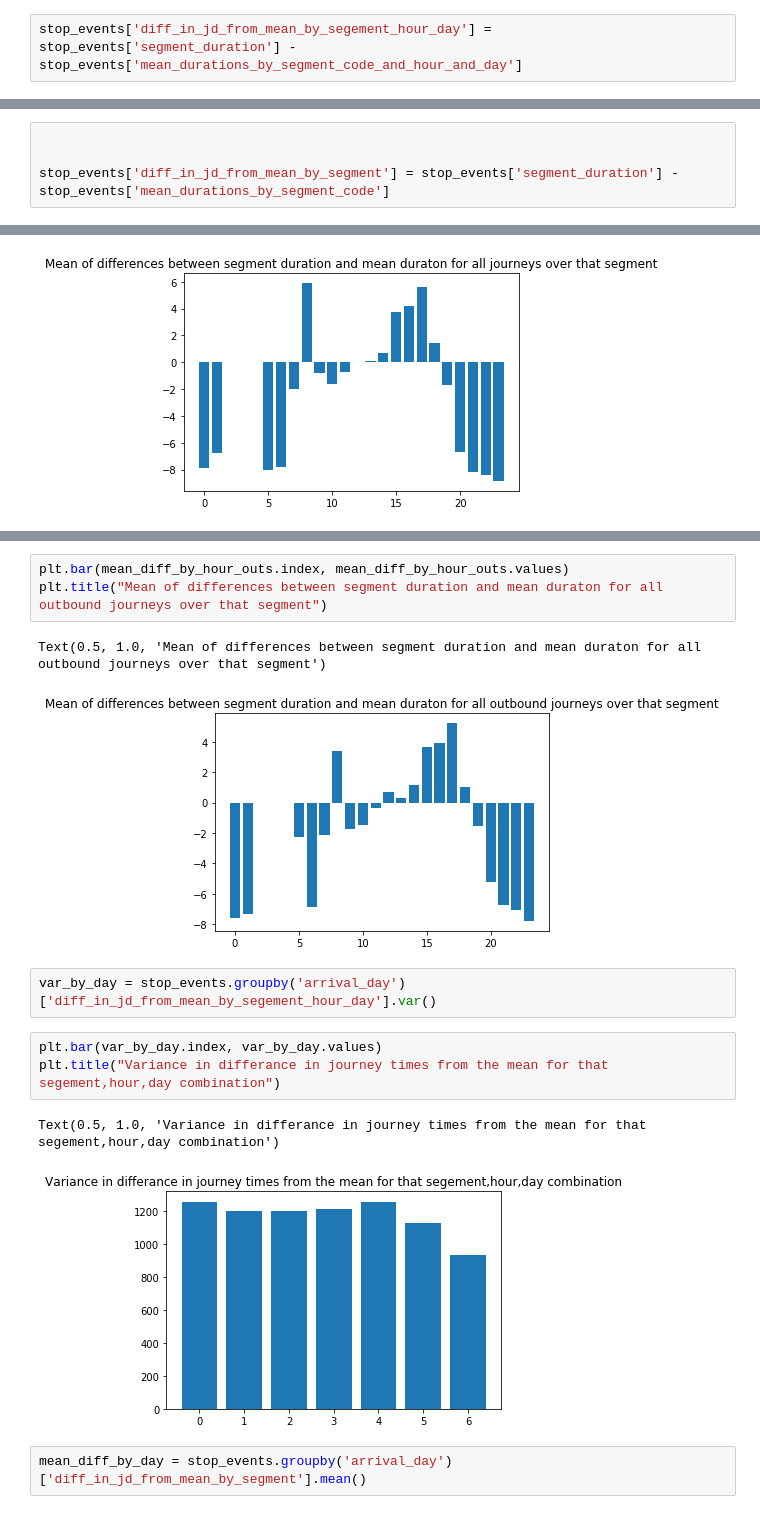
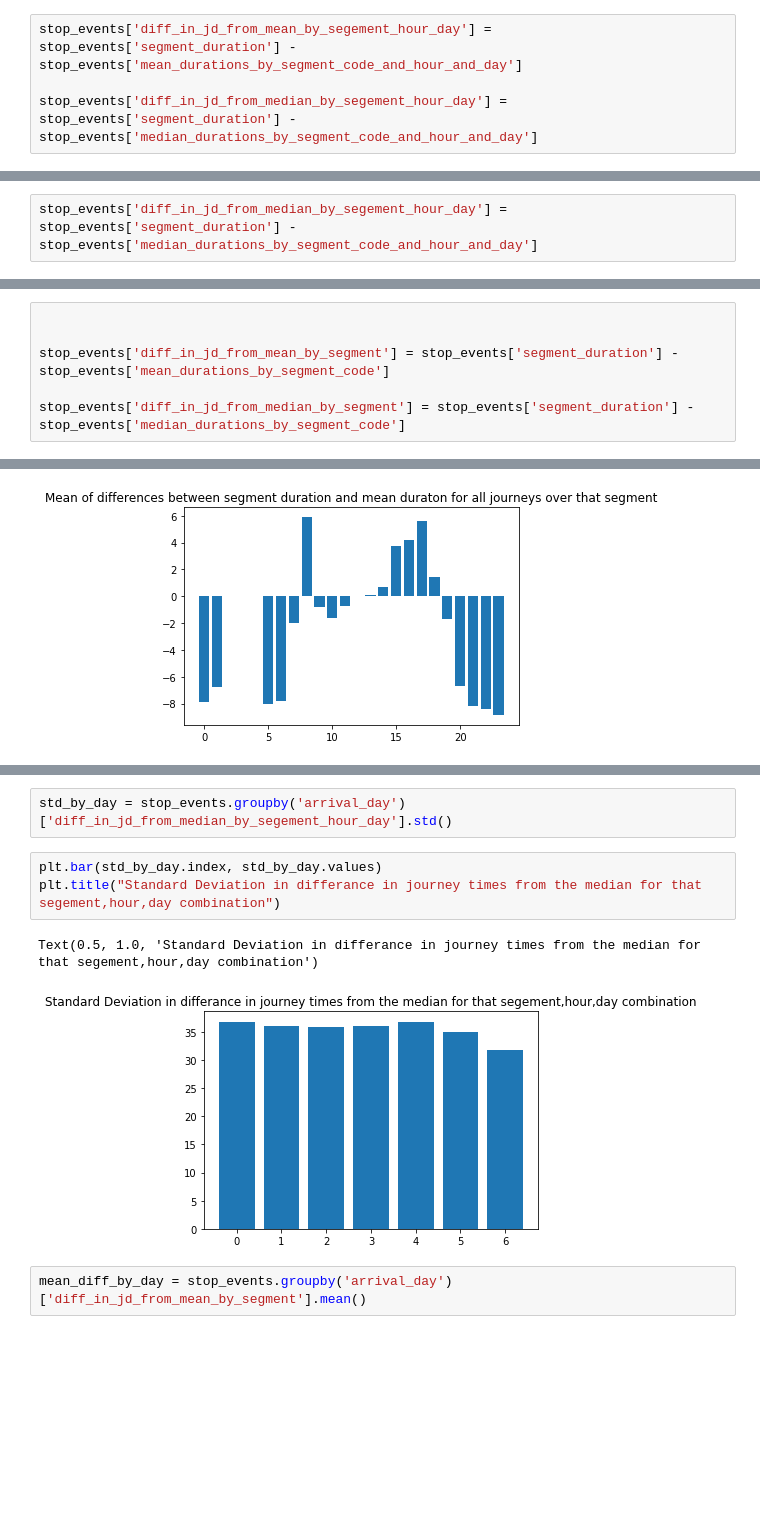
Before and after one commit to gingertom/buses, a Jupyter notebook: Data Exploration/MAPEs, means and diffs.ipynb, the cells around one changed output, grey strips where cells are left out. Drawn from its saved outputs; the diff is of its cells as text; blank space fills up the shorter version.

```diff
--- a/Data Exploration/MAPEs, means and diffs.ipynb
+++ b/Data Exploration/MAPEs, means and diffs.ipynb
@@ -80,6 +82,8 @@ print(mean_journey_duration)
 46.325122666214575
 # %%
 stop_events['diff_in_jd_from_mean_by_segement_hour_day'] = stop_events['segment_duration'] - stop_events['mean_durations_by_segment_code_and_hour_and_day']
+
+stop_events['diff_in_jd_from_median_by_segement_hour_day'] = stop_events['segment_duration'] - stop_events['median_durations_by_segment_code_and_hour_and_day']
 # %%
 MAPE(stop_events['dwell_duration_dest'], stop_events['dwell_duration_prev'])
 # %% [output]
@@ -110,0 +127,2 @@ MAPE(stop_events['mean_durations_by_segment_code_and_hour_and_day'], stop_events
+# %%
+stop_events['diff_in_jd_from_median_by_segement_hour_day'] = stop_events['segment_duration'] - stop_events['median_durations_by_segment_code_and_hour_and_day']
@@ -158,6 +204,8 @@ plt.bar(dwell_by_hour.index, dwell_by_hour.values)
 
 
 stop_events['diff_in_jd_from_mean_by_segment'] = stop_events['segment_duration'] - stop_events['mean_durations_by_segment_code']
+
+stop_events['diff_in_jd_from_median_by_segment'] = stop_events['segment_duration'] - stop_events['median_durations_by_segment_code']
 # %%
 mean_diff_by_hour = stop_events.groupby('arrival_hour')['diff_in_jd_from_mean_by_segment'].mean()
 # %%
@@ -182,17 +230,11 @@ plt.show()
-# %%
-plt.bar(mean_diff_by_hour_outs.index, mean_diff_by_hour_outs.values)
-plt.title("Mean of differences between segment duration and mean duraton for all outbound journeys over that segment")
-# %% [output]
-Text(0.5, 1.0, 'Mean of differences between segment duration and mean duraton for all outbound journeys over that segment')
-[figure, removed]
 # %%
-var_by_day = stop_events.groupby('arrival_day')['diff_in_jd_from_mean_by_segement_hour_day'].var()
+std_by_day = stop_events.groupby('arrival_day')['diff_in_jd_from_median_by_segement_hour_day'].std()
 # %%
-plt.bar(var_by_day.index, var_by_day.values)
-plt.title("Variance in differance in journey times from the mean for that segement,hour,day combination")
+plt.bar(std_by_day.index, std_by_day.values)
+plt.title("Standard Deviation in differance in journey times from the median for that segement,hour,day combination")
 # %% [output]
-Text(0.5, 1.0, 'Variance in differance in journey times from the mean for that segement,hour,day combination')
+Text(0.5, 1.0, 'Standard Deviation in differance in journey times from the median for that segement,hour,day combination')
-[figure, old version]
+[figure, new version]
 # %%
 mean_diff_by_day = stop_events.groupby('arrival_day')['diff_in_jd_from_mean_by_segment'].mean()
 # %%
```
Also changed, not shown: parts of 42 cells of this notebook, 1 other file.
